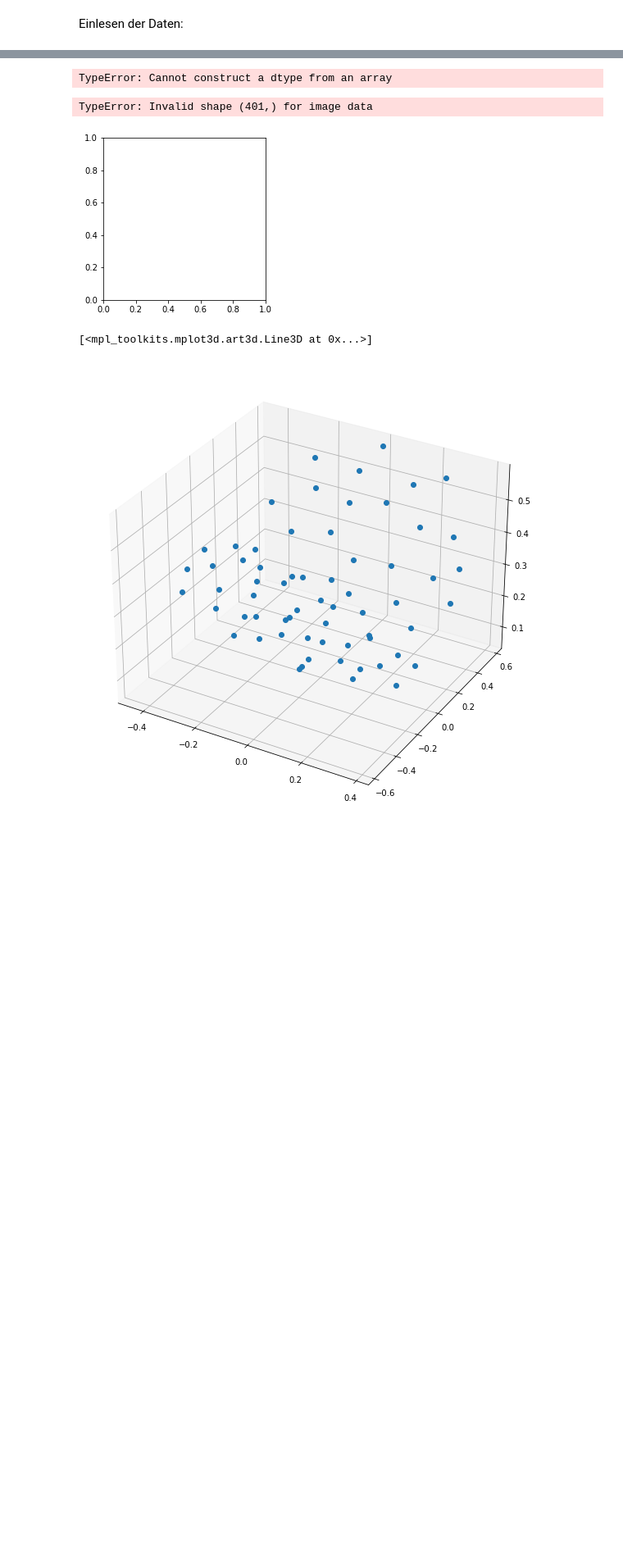
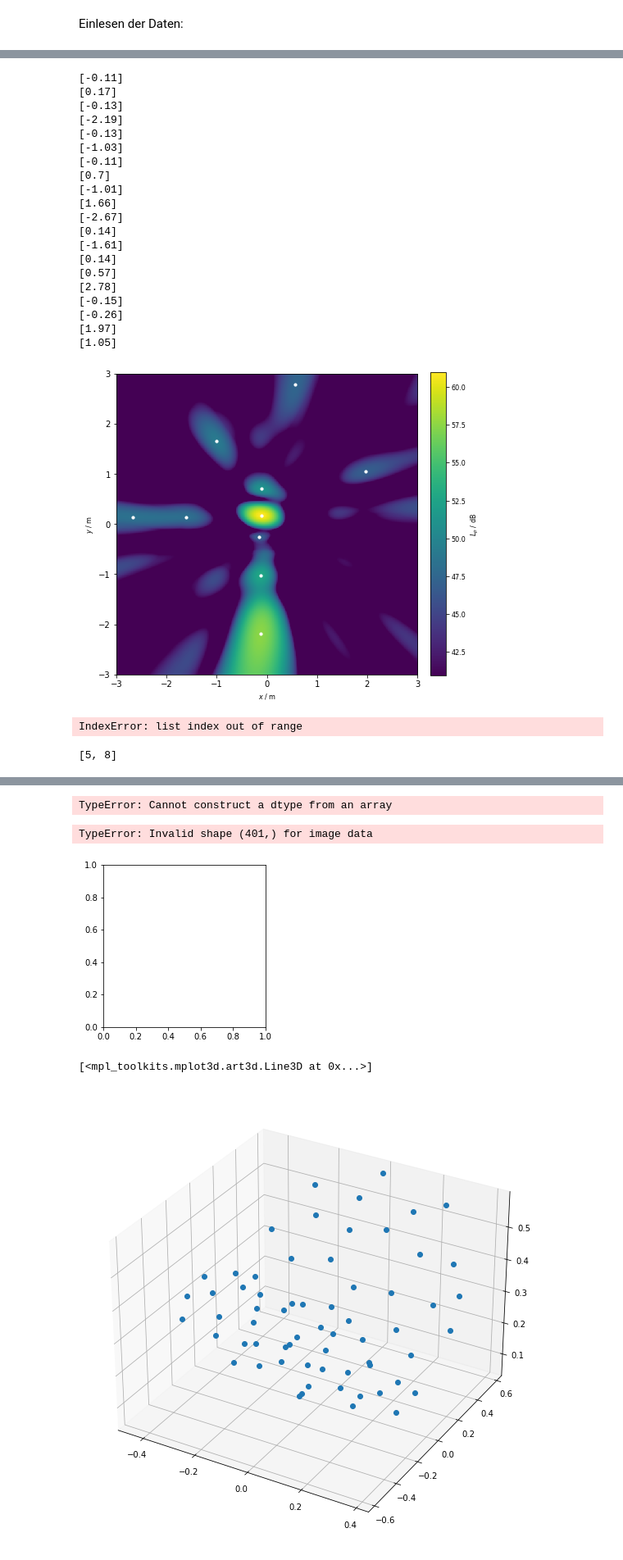
Before and after one commit to AdiBugaddi/MAP_eval, a Jupyter notebook: Auswertungsskript.ipynb, the cells around one changed output, grey strips where cells are left out. Shown: that part at 82% size. Cells and saved outputs as stored; diff of their text form; code cells hidden in the pictures; blank space fills up the shorter version.

```diff
--- a/Auswertungsskript.ipynb
+++ b/Auswertungsskript.ipynb
@@ -36,0 +145,53 @@ Einlesen der Daten:
+# %%
+FONTSIZE = 8
+fig, (ax1) = plt.subplots(1,1, figsize=(7,7))
+
+im = ax1.imshow(Lm.T,
+            origin='lower',
+            vmin=Lm.max()-20,
+            extent=rg.extend(),
+            interpolation='nearest')  # bicubic vs nearest? -> bicubic beschoenigt
+
+ax1.set_xticks([-3,-2,-1,0,1,2,3])
+ax1.set_yticks([-3,-2,-1,0,1,2,3])
+ax1.set_xlabel('$x$ / m',fontsize=FONTSIZE)
+ax1.set_ylabel('$y$ / m',fontsize=FONTSIZE)
+cbar = fig.colorbar(im,fraction=0.046, pad=0.04)
+cbar.ax.tick_params(labelsize=FONTSIZE)
+cbar.set_label('$L_p$ / dB', fontsize=FONTSIZE)
+
+'''
+for i in range(len(max_values)):
+    ax1.scatter(np.where(Lm.T == max_values[i])[1]*rg.increment-((rg.x_max-rg.x_min)/2),np.where(Lm.T == max_values[i])[0]*rg.increment-((rg.y_max-rg.y_min)/2), color='red', s = 5)
+for i in range(len(max_values_rot)):
+    ax1.scatter(np.where(Lm.T == max_values_rot[i])[1]*rg.increment-((rg.x_max-rg.x_min)/2),np.where(Lm.T == max_values_rot[i])[0]*rg.increment-((rg.y_max-rg.y_min)/2), color='white', s = 5)
+'''
+for i in range(len(max_pegel)):
+    ax1.scatter(np.where(Lm.T == max_pegel[i])[1]*rg.increment-((rg.x_max-rg.x_min)/2),np.where(Lm.T == max_pegel[i])[0]*rg.increment-((rg.y_max-rg.y_min)/2), color='white', s = 10)
+    print(np.where(Lm.T == max_pegel[i])[1]*rg.increment-((rg.x_max-rg.x_min)/2))
+    print(np.where(Lm.T == max_pegel[i])[0]*rg.increment-((rg.y_max-rg.y_min)/2))
+fig.tight_layout()
+#plt.savefig('Plots/Abstract/%s_terz5000Hz.pdf'%ts.name[14:21], dpi = 300, format='pdf')
+#plt.savefig('Plots/Abstract/013_terz1600Hz_simuliert.pdf', dpi = 300, format='pdf')
+# %% [output]
+[-0.11]
+[0.17]
+[-0.13]
+[-2.19]
+[-0.13]
+[-1.03]
+[-0.11]
+[0.7]
+[-1.01]
+[1.66]
+[-2.67]
+[0.14]
+[-1.61]
+[0.14]
+[0.57]
+[2.78]
+[-0.15]
+[-0.26]
+[1.97]
+[1.05]
+[figure, added]
@@ -36,0 +227,24 @@ Einlesen der Daten:
+# %%
+for z in range (len(cluster)-1):
+    for i in cluster[z]:
+        for j in cluster[z+1]:
+            if(cluster[z][len(cluster[z])] in cluster[z+1]):
+                print(cluster[z][len(cluster[z])])
+                break
+# %% [output]
+IndexError: list index out of range
+# %%
+test_list_1 = [1,2,3,4,5,6,7,8]
+test_list_2 = [12,13,14,15,5,8,17,21,54,23]
+test_list_same = []
+for i in range (len(test_list_1)):
+
+
+
+
+    if (test_list_1[i] in test_list_2):
+        test_list_same.append(test_list_1[i])
+
+print(test_list_same)
+# %% [output]
+[5, 8]
```
Also changed, not shown: parts of 16 cells of this notebook, 2 other files.
